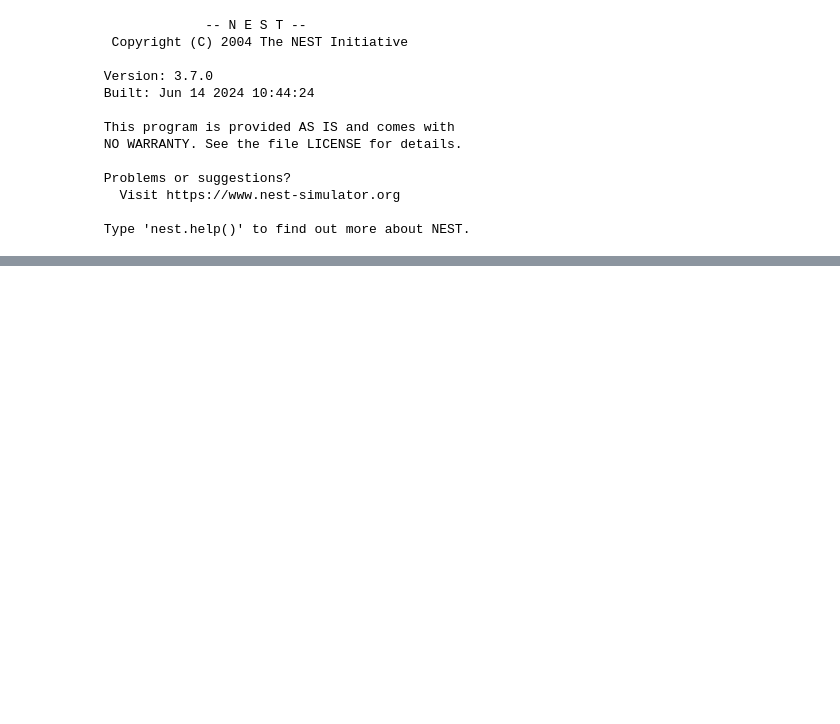
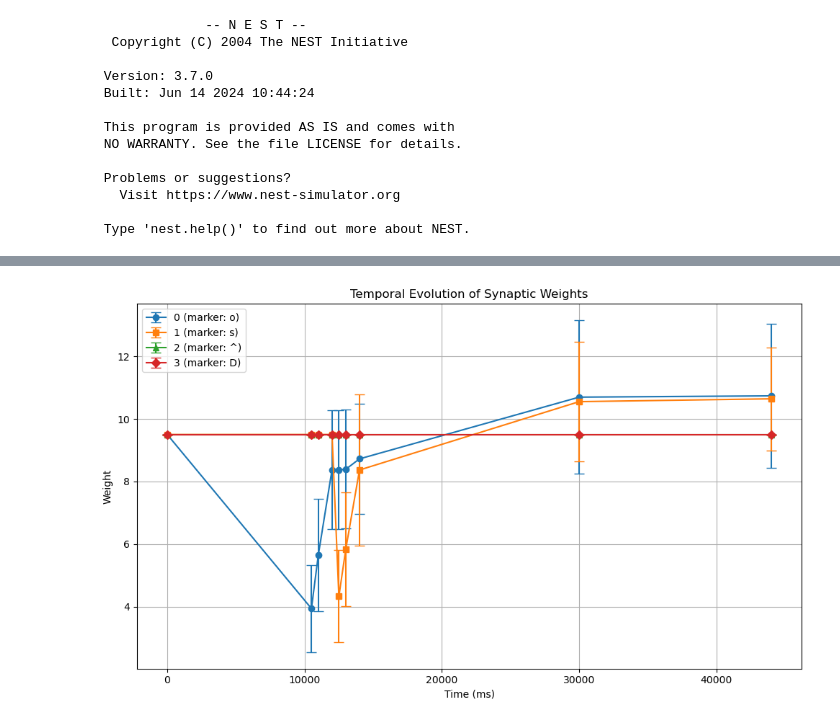
Before and after one commit to APE-group/WTA-states, a Jupyter notebook: WTA-awake-sleep.ipynb, the cells around one changed output, grey strips where cells are left out. Saved outputs shown, nothing was run; the diff lists cells and outputs as text; code cells hidden in the pictures; blank space fills up the shorter version.

Commit message:
solving issue #18 Analysis of intra-group synaptic matrices

```diff
--- a/WTA-awake-sleep.ipynb
+++ b/WTA-awake-sleep.ipynb
@@ -198,0 +217,4 @@ synapse_model stdp_synapse_1_1
+# %%
+syn_analysis(list_of_syn_matrix_file_names)
+# %% [output]
+[figure, added]
```
Also changed, not shown: parts of 7 cells of this notebook, 1 other file.
